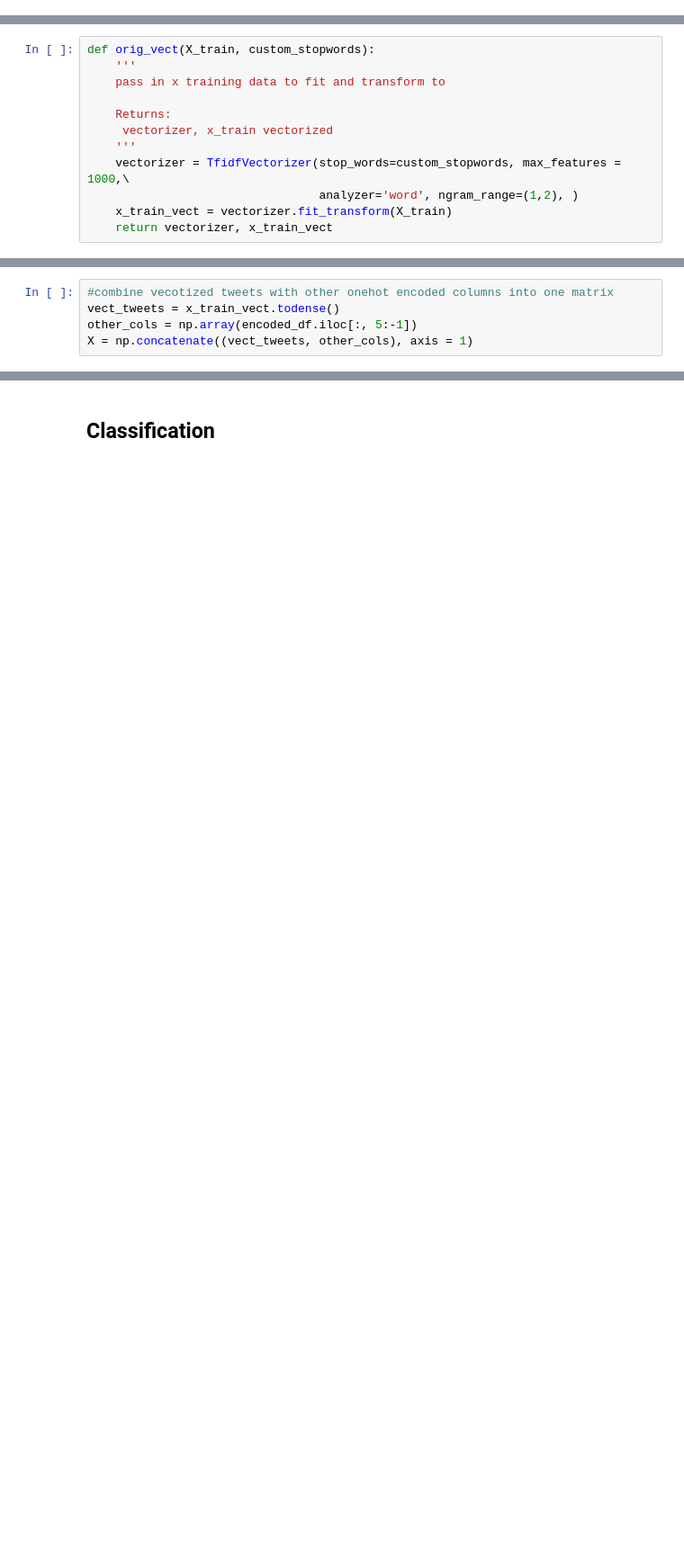
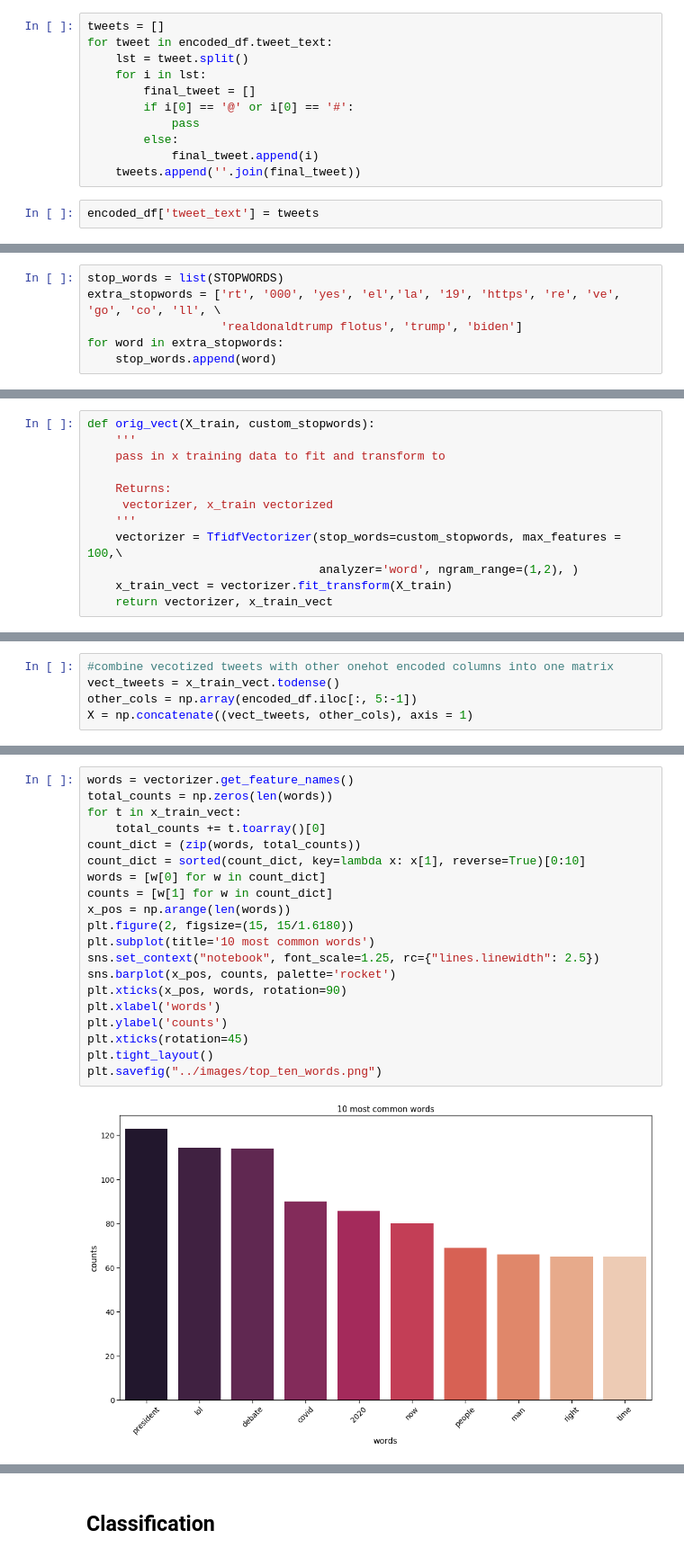
Before and after one commit to cjholcomb/paranormal-distribution, a Jupyter notebook: notebooks/Heathers_twitter.ipynb, the cells around one changed output, grey strips where cells are left out. Shown at 90% size. Saved outputs shown, nothing was run; the diff lists cells and outputs as text; blank space fills up the shorter version.

Commit message:
added top used words

```diff
--- a/notebooks/Heathers_twitter.ipynb
+++ b/notebooks/Heathers_twitter.ipynb
@@ -205,3 +225,16 @@ Try using .loc[row_indexer,col_indexer] = value instead
 
 See the caveats in the documentation: https://pandas.pydata.org/pandas-docs/stable/user_guide/indexing.html#returning-a-view-versus-a-copy
   if __name__ == '__main__':
+# %%
+tweets = []
+for tweet in encoded_df.tweet_text:
+    lst = tweet.split()
+    for i in lst:
+        final_tweet = []
+        if i[0] == '@' or i[0] == '#':
+            pass
+        else:
+            final_tweet.append(i)
+    tweets.append(''.join(final_tweet))
+# %%
+encoded_df['tweet_text'] = tweets
@@ -212,0 +249,6 @@ stop_words.append('rt')
+# %%
+stop_words = list(STOPWORDS)
+extra_stopwords = ['rt', '000', 'yes', 'el','la', '19', 'https', 're', 've', 'go', 'co', 'll', \
+                   'realdonaldtrump flotus', 'trump', 'biden']
+for word in extra_stopwords:
+    stop_words.append(word)
@@ -218,7 +280,7 @@ def orig_vect(X_train, custom_stopwords):
     Returns:
      vectorizer, x_train vectorized
     '''
-    vectorizer = TfidfVectorizer(stop_words=custom_stopwords, max_features = 1000,\
+    vectorizer = TfidfVectorizer(stop_words=custom_stopwords, max_features = 100,\
                                  analyzer='word', ngram_range=(1,2), )
     x_train_vect = vectorizer.fit_transform(X_train)
     return vectorizer, x_train_vect
@@ -251,0 +312,22 @@ False
+# %%
+words = vectorizer.get_feature_names()
+total_counts = np.zeros(len(words))
+for t in x_train_vect:
+    total_counts += t.toarray()[0]
+count_dict = (zip(words, total_counts))
+count_dict = sorted(count_dict, key=lambda x: x[1], reverse=True)[0:10]
+words = [w[0] for w in count_dict]
+counts = [w[1] for w in count_dict]
+x_pos = np.arange(len(words))
+plt.figure(2, figsize=(15, 15/1.6180))
+plt.subplot(title='10 most common words')
+sns.set_context("notebook", font_scale=1.25, rc={"lines.linewidth": 2.5})
+sns.barplot(x_pos, counts, palette='rocket')
+plt.xticks(x_pos, words, rotation=90)
+plt.xlabel('words')
+plt.ylabel('counts')
+plt.xticks(rotation=45)
+plt.tight_layout()
+plt.savefig("../images/top_ten_words.png")
+# %% [output]
+[figure, added]
```
Also changed, not shown: parts of 17 cells of this notebook, 2 other files.
